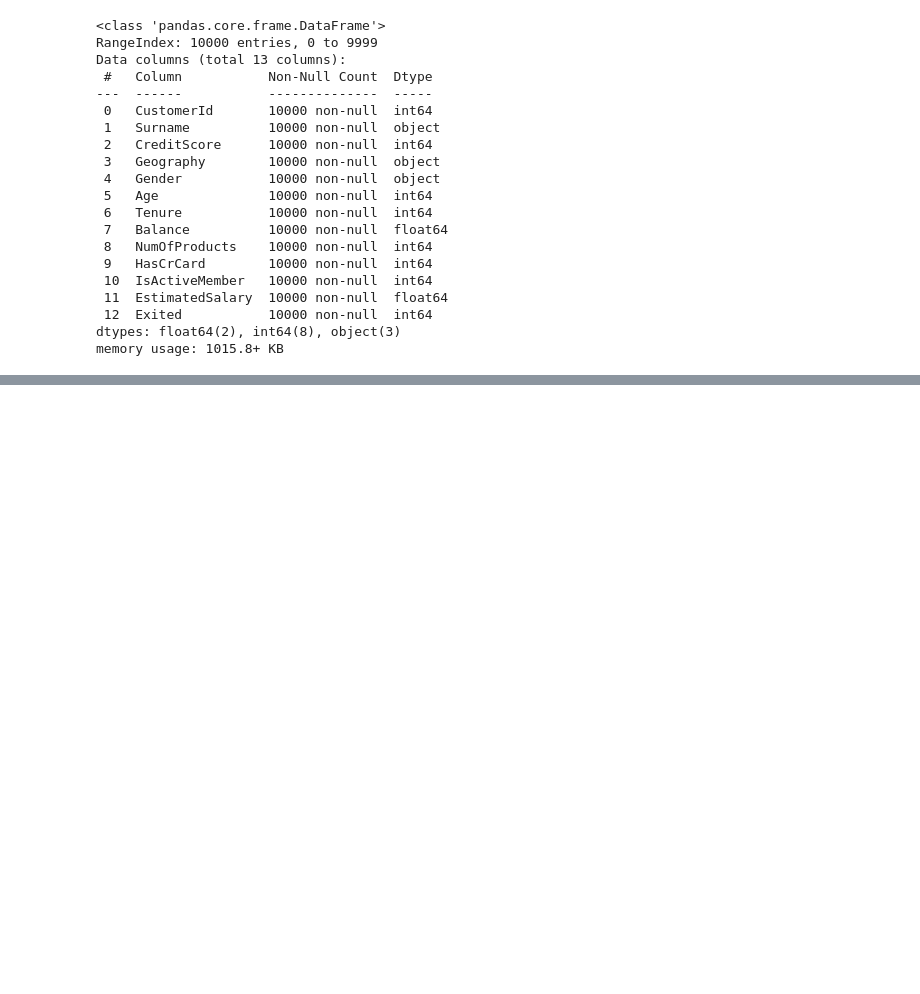
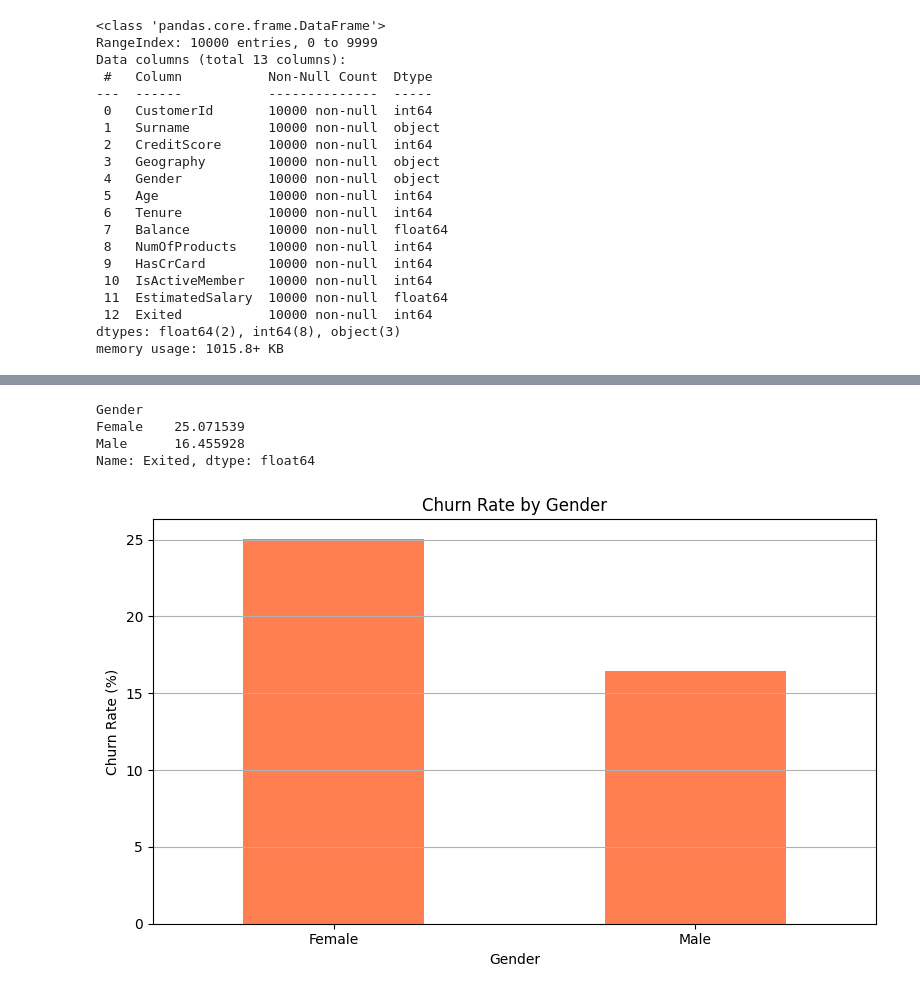
Before and after one commit to dubeysagun/data_analysis, a Jupyter notebook: bank_data.ipynb, the cells around one changed output, grey strips where cells are left out. Cells and saved outputs as stored; diff of their text form; code cells hidden in the pictures; blank space fills up the shorter version.

```diff
--- a/bank_data.ipynb
+++ b/bank_data.ipynb
@@ -55,0 +152,23 @@ prof.to_file(output_file='output.html')
+# %%
+# Calculate churn rate by gender
+churn_by_gender = df.groupby('Gender')['Exited'].mean() * 100
+
+# Print the churn rates
+print(churn_by_gender)
+
+# Create a bar graph for churn rate by gender
+plt.figure(figsize=(8, 5))
+churn_by_gender.plot(kind='bar', color='coral')
+plt.title('Churn Rate by Gender')
+plt.xlabel('Gender')
+plt.ylabel('Churn Rate (%)')
+plt.xticks(rotation=0)
+plt.grid(axis='y')
+plt.tight_layout()  # Adjusts the layout
+plt.show()
+# %% [output]
+Gender
+Female    25.071539
+Male      16.455928
+Name: Exited, dtype: float64
+[figure, added]
```
Also changed, not shown: parts of 13 cells of this notebook, 1 other file.
